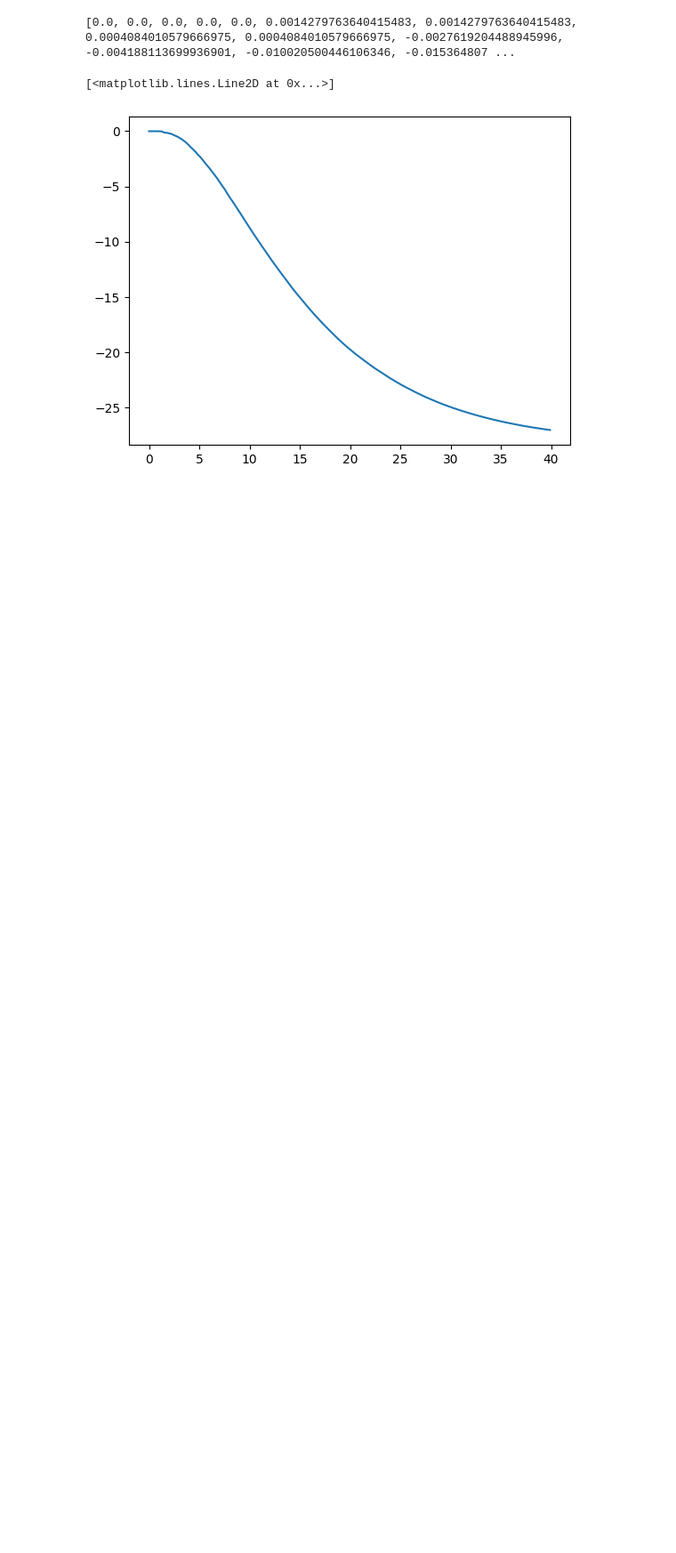
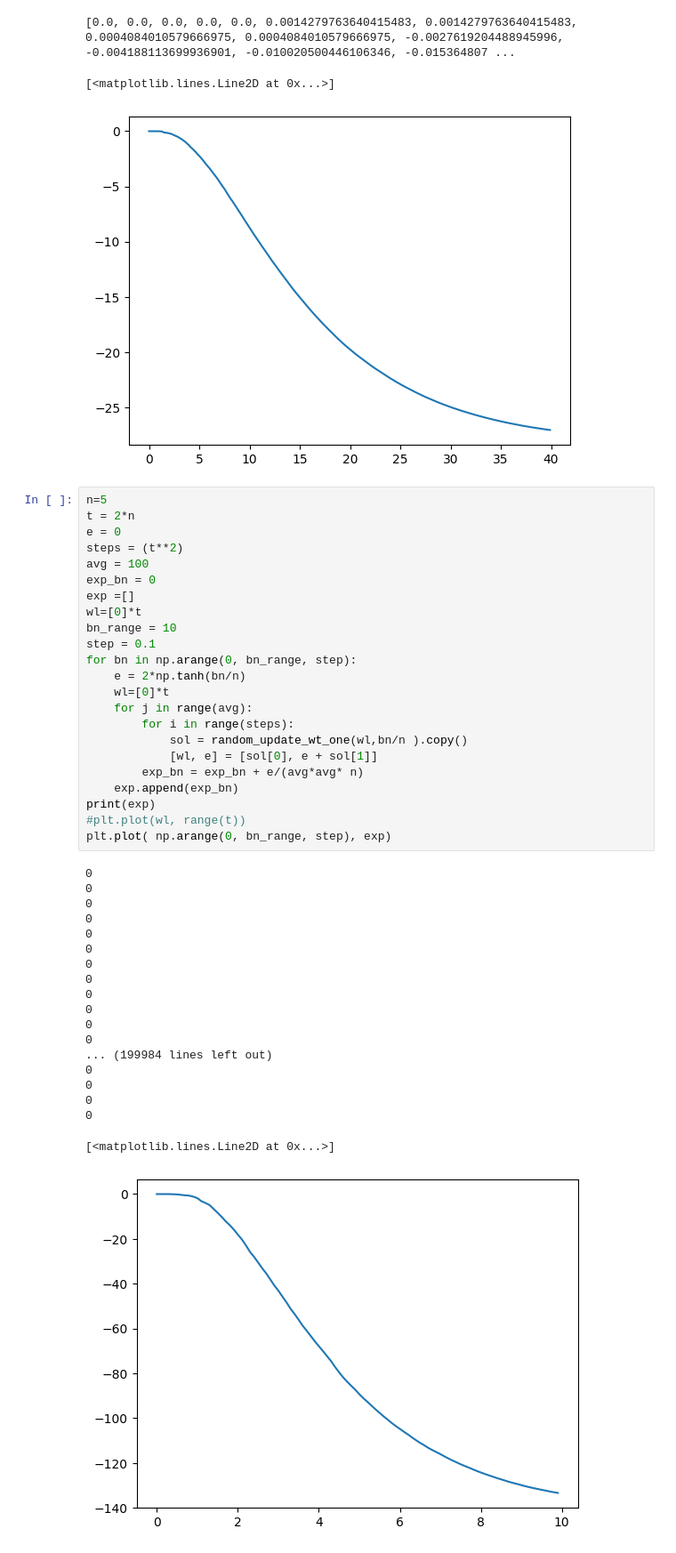
Before and after one commit to asaenz16/QMCspin, a Jupyter notebook: WorldLinesV1.ipynb, the cells around one changed output. Shown at 89% size. Cells and saved outputs as stored; diff of their text form; blank space fills up the shorter version.

```diff
--- a/WorldLinesV1.ipynb
+++ b/WorldLinesV1.ipynb
@@ -638,3 +640,46 @@ plt.plot( np.arange(0, bn_range, step), exp)
 [0.0, 0.0, 0.0, 0.0, 0.0, 0.0014279763640415483, 0.0014279763640415483, 0.0004084010579666975, 0.0004084010579666975, -0.0027619204488945996, -0.004188113699936901, -0.010020500446106346, -0.015364807 ...
 [<matplotlib.lines.Line2D at 0x...>]
 [figure]
+# %%
+n=5
+t = 2*n
+e = 0
+steps = (t**2)
+avg = 100
+exp_bn = 0
+exp =[]
+wl=[0]*t
+bn_range = 10
+step = 0.1
+for bn in np.arange(0, bn_range, step):
+    e = 2*np.tanh(bn/n)
+    wl=[0]*t
+    for j in range(avg):
+        for i in range(steps):
+            sol = random_update_wt_one(wl,bn/n ).copy()
+            [wl, e] = [sol[0], e + sol[1]]
+        exp_bn = exp_bn + e/(avg*avg* n)
+    exp.append(exp_bn)
+print(exp)
+#plt.plot(wl, range(t))
+plt.plot( np.arange(0, bn_range, step), exp)
+# %% [output]
+0
+0
+0
+0
+0
+0
+0
+0
+0
+0
+0
+0
+... (199984 lines left out)
+0
+0
+0
+0
+[<matplotlib.lines.Line2D at 0x...>]
+[figure, added]
```
Also changed, not shown: parts of 4 cells of this notebook.
